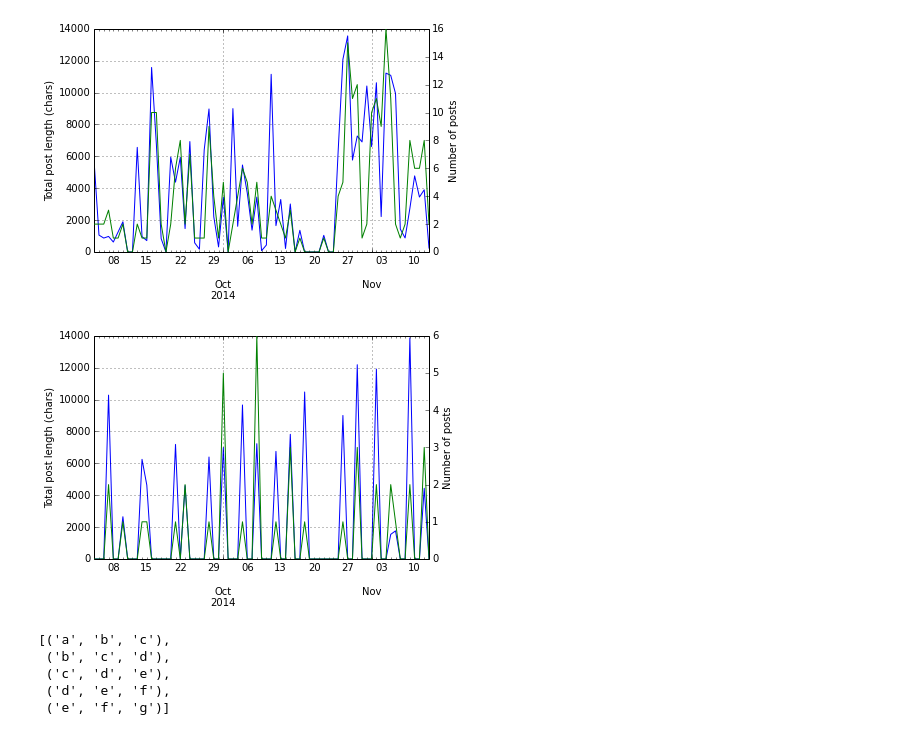
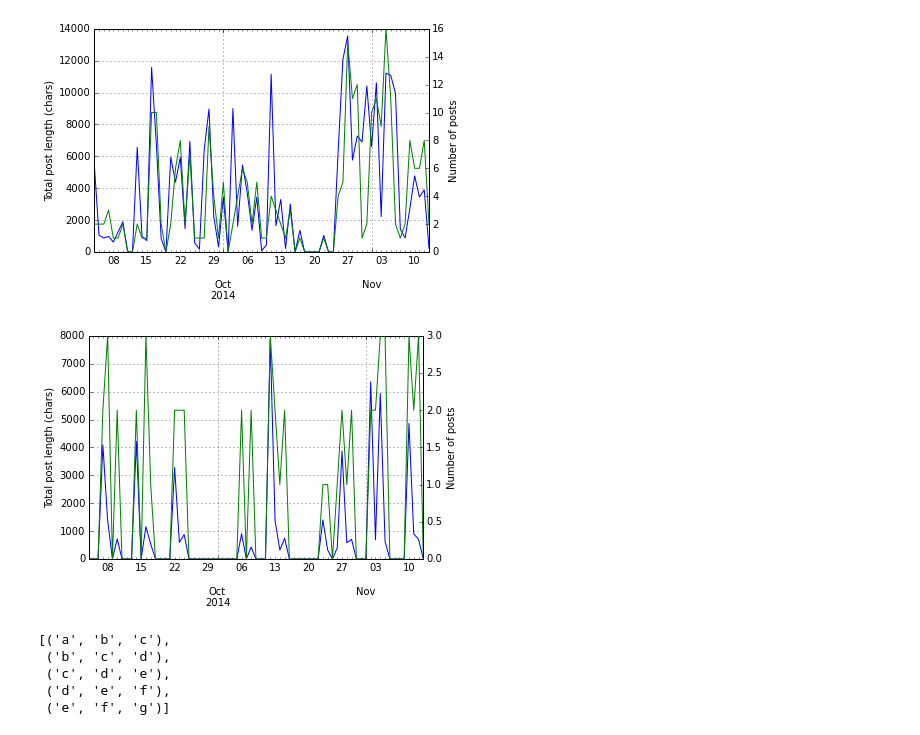
Before and after one commit to terryyin/mscwork, a Jupyter notebook: Data Mining The Computer Structures Class.ipynb, the cells around one changed output. Saved outputs shown, nothing was run; the diff lists cells and outputs as text; code cells hidden in the pictures.

```diff
--- a/Data Mining The Computer Structures Class.ipynb
+++ b/Data Mining The Computer Structures Class.ipynb
@@ -143,10 +143,10 @@ def plot_user(name):
 plot_user("Terry")
 # %% [output]
 [figure]
-# %%
-plot_user("King Tan Yu")
-# %% [output]
-[figure, removed]
+# %%
+plot_user("martins")
+# %% [output]
+[figure, added]
 # %%
 from collections import Counter
 words = d['a']['BABATUNDE KOLAWOLE'].lower().split()
```
Also changed, not shown: parts of 1 cell of this notebook, 43 other files.
